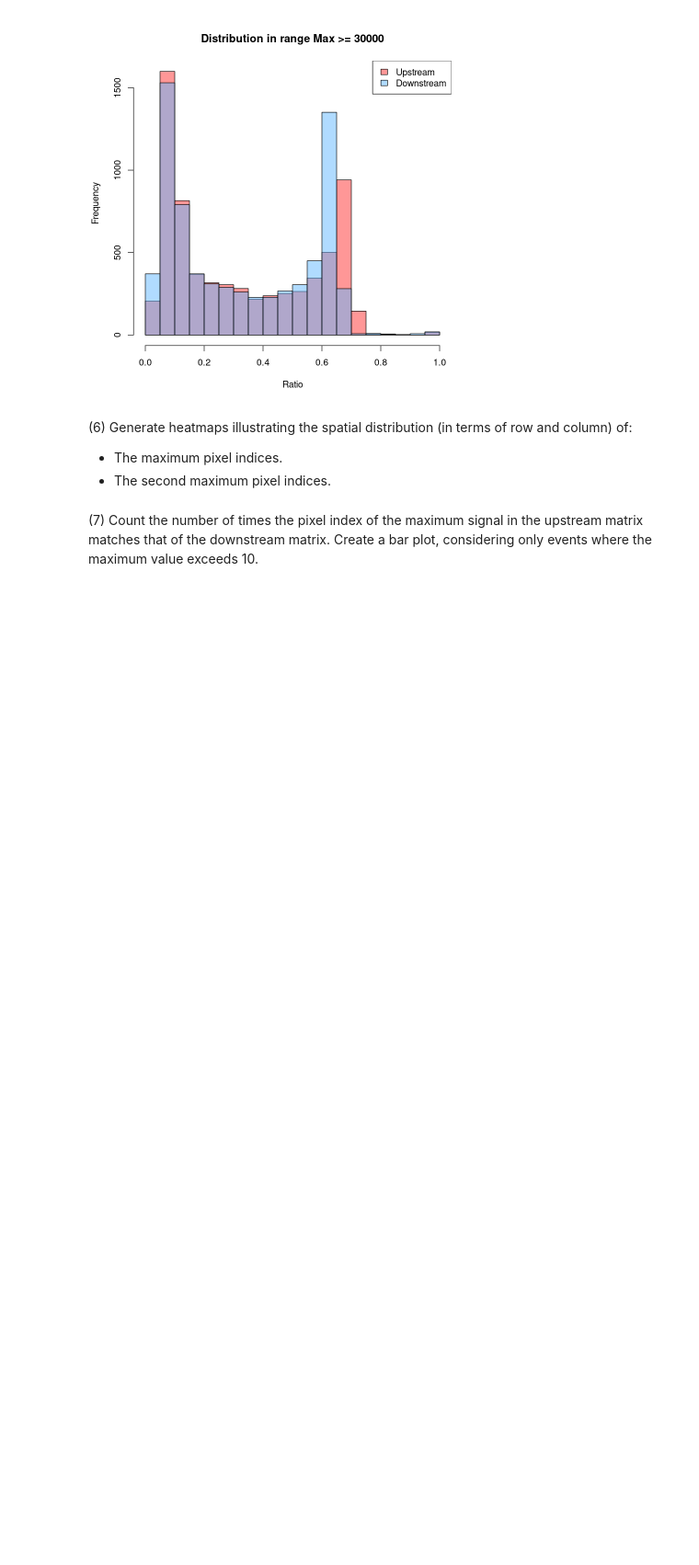
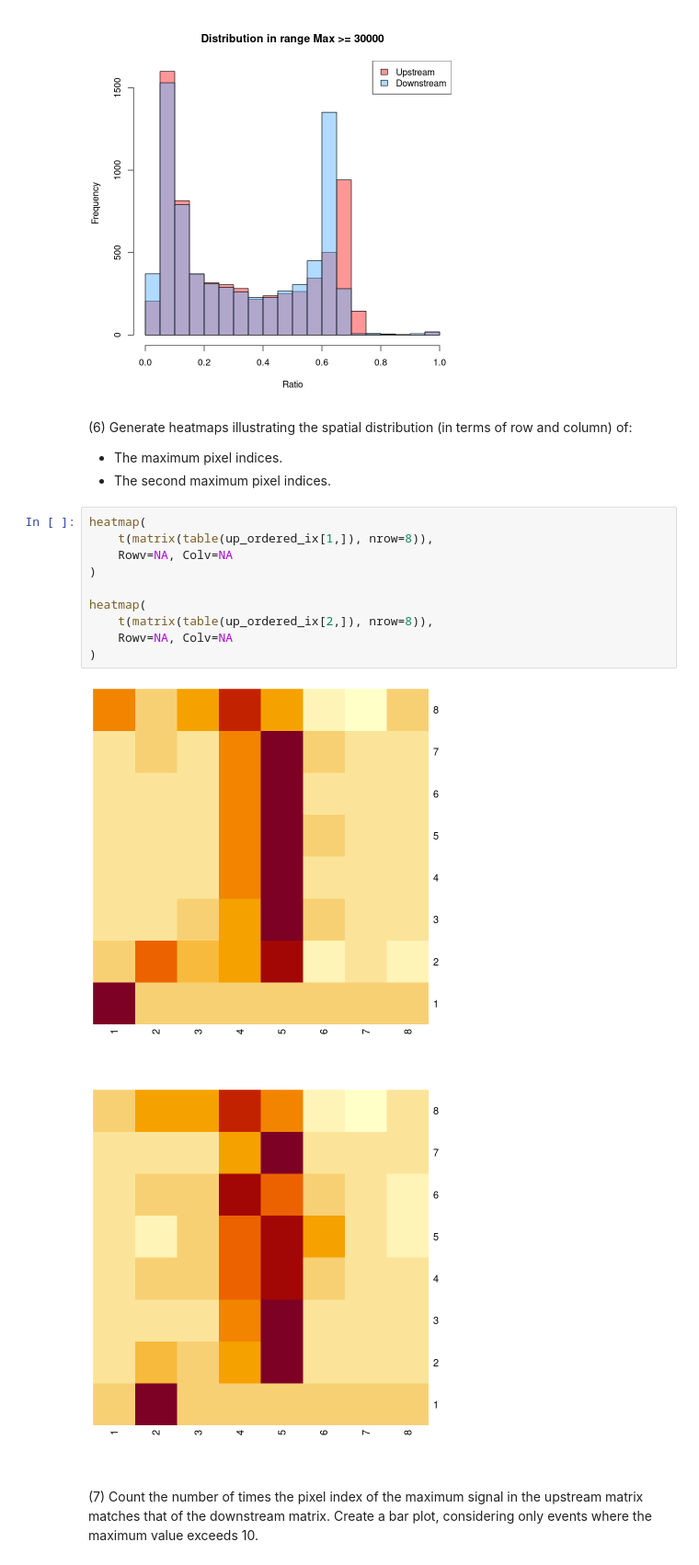
Before and after one commit to AlbertoCasellato/AdvancedStatistics, a Jupyter notebook: Ex1/AlbertoCasellato_Lab1.ipynb, the cells around one changed output. Shown at 92% size. Drawn from its saved outputs; the diff is of its cells as text; blank space fills up the shorter version.

```diff
--- a/Ex1/AlbertoCasellato_Lab1.ipynb
+++ b/Ex1/AlbertoCasellato_Lab1.ipynb
@@ -429,5 +429,18 @@ for (i in 1:4) {
 (6) Generate heatmaps illustrating the spatial distribution (in terms of row and column) of:
 - The maximum pixel indices.
 - The second maximum pixel indices.
+# %%
+heatmap(
+    t(matrix(table(up_ordered_ix[1,]), nrow=8)),
+    Rowv=NA, Colv=NA
+)
+
+heatmap(
+    t(matrix(table(up_ordered_ix[2,]), nrow=8)),
+    Rowv=NA, Colv=NA
+)
+# %% [output]
+[figure, added]
+[figure, added]
 # %% [markdown]
 (7) Count the number of times the pixel index of the maximum signal in the upstream matrix matches that of the downstream matrix. Create a bar plot, considering only events where the maximum value exceeds 10.
```
Also changed, not shown: parts of 4 cells of this notebook.
